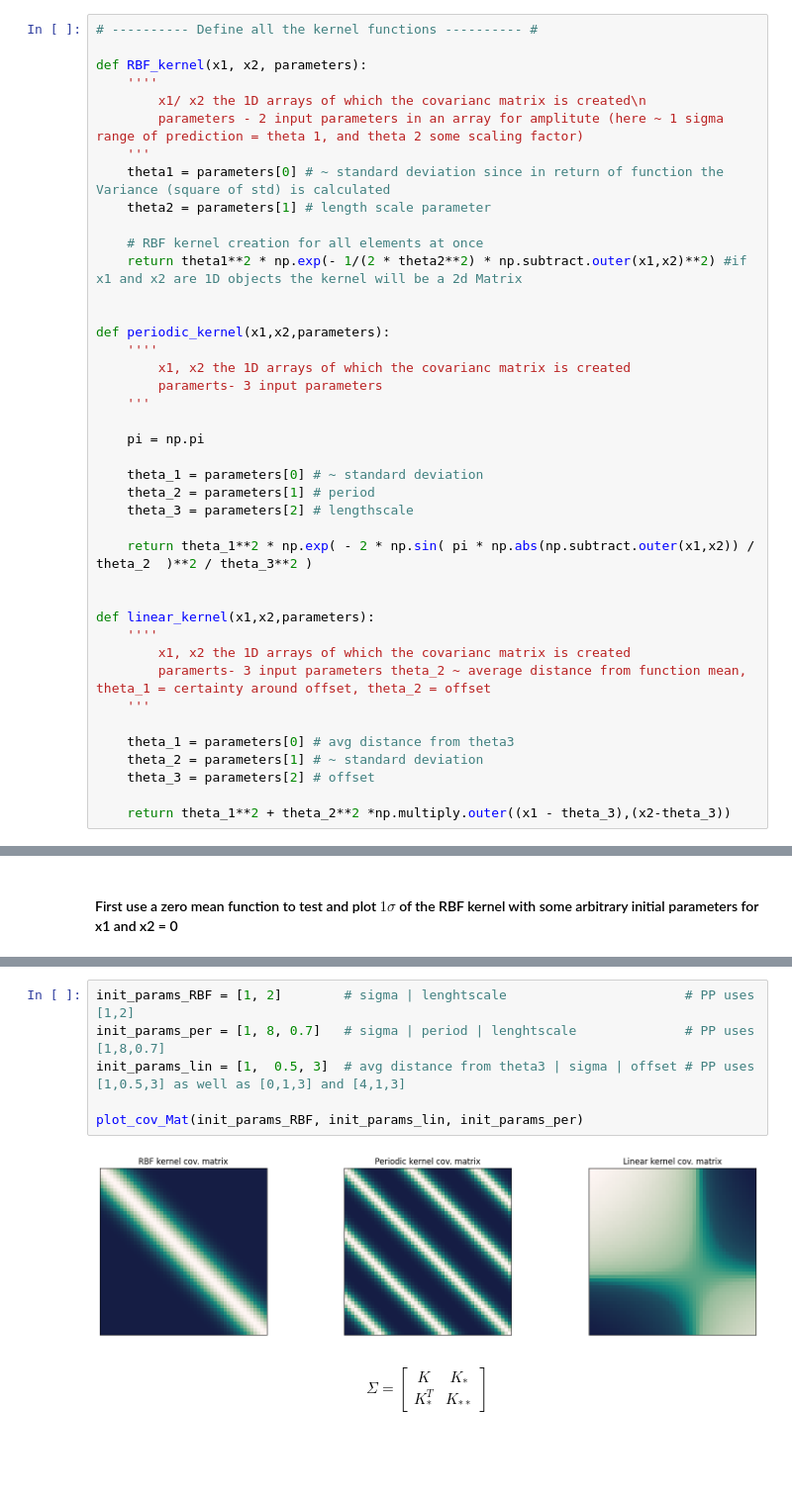
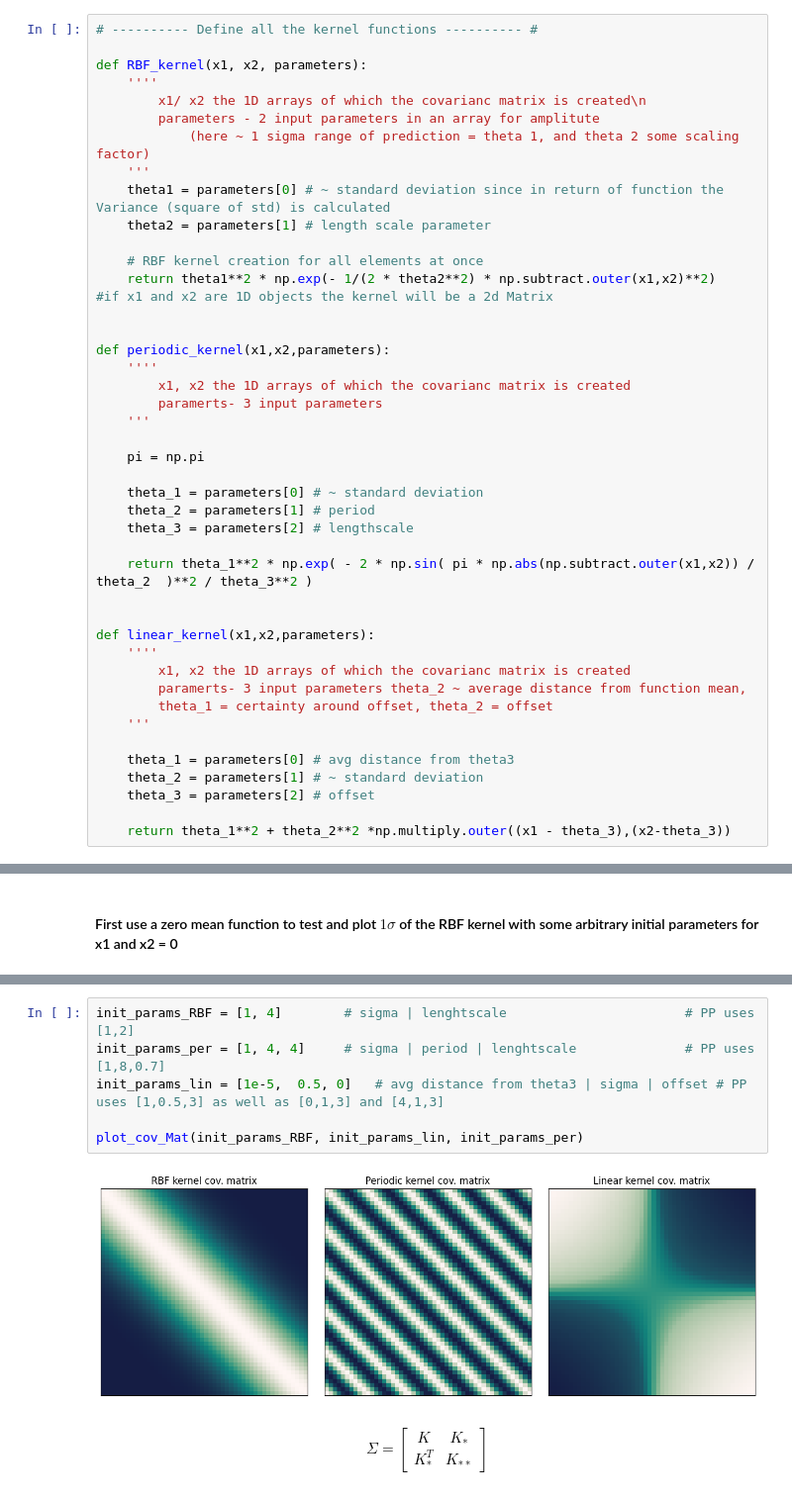
Before and after one commit to sebastian-k-physics/SciML_Gaussian_Processes, a Jupyter notebook: Gaussian_Processes_Sebastian_Klein.ipynb, the cells around one changed output, grey strips where cells are left out. Shown at 99% size. Cells and saved outputs as stored; diff of their text form; blank space fills up the shorter version.

```diff
--- a/Gaussian_Processes_Sebastian_Klein.ipynb
+++ b/Gaussian_Processes_Sebastian_Klein.ipynb
@@ -94,13 +94,15 @@ $$ k(x_1,x_2) = \theta_1^2  + \theta_2^2 (x_1 - \theta_3) ( x_2- \theta_3) $$
 def RBF_kernel(x1, x2, parameters):
 	''''
 		x1/ x2 the 1D arrays of which the covarianc matrix is created\n
-		parameters - 2 input parameters in an array for amplitute (here ~ 1 sigma range of prediction = theta 1, and theta 2 some scaling factor)
+		parameters - 2 input parameters in an array for amplitute
+			(here ~ 1 sigma range of prediction = theta 1, and theta 2 some scaling factor)
 	'''
 	theta1 = parameters[0] # ~ standard deviation since in return of function the Variance (square of std) is calculated
 	theta2 = parameters[1] # length scale parameter
 
 	# RBF kernel creation for all elements at once
-	return theta1**2 * np.exp(- 1/(2 * theta2**2) * np.subtract.outer(x1,x2)**2) #if x1 and x2 are 1D objects the kernel will be a 2d Matrix
+	return theta1**2 * np.exp(- 1/(2 * theta2**2) * np.subtract.outer(x1,x2)**2)
+#if x1 and x2 are 1D objects the kernel will be a 2d Matrix
 
 
 def periodic_kernel(x1,x2,parameters):
@@ -121,7 +123,8 @@ def periodic_kernel(x1,x2,parameters):
 def linear_kernel(x1,x2,parameters):
 	''''
 		x1, x2 the 1D arrays of which the covarianc matrix is created
-		paramerts- 3 input parameters theta_2 ~ average distance from function mean, theta_1 = certainty around offset, theta_2 = offset
+		paramerts- 3 input parameters theta_2 ~ average distance from function mean,
+		theta_1 = certainty around offset, theta_2 = offset
 	'''
 
 	theta_1 = parameters[0] # avg distance from theta3
@@ -201,13 +205,13 @@ def plot_cov_Mat(init_params_RBF, init_params_lin, init_params_per):
 	plt.show()
 	return
 # %%
-init_params_RBF = [1, 2] 		# sigma | lenghtscale  						# PP uses [1,2]
-init_params_per = [1, 8, 0.7] 	# sigma | period | lenghtscale				# PP uses [1,8,0.7]
-init_params_lin = [1,  0.5, 3]	# avg distance from theta3 | sigma | offset	# PP uses [1,0.5,3] as well as [0,1,3] and [4,1,3]
+init_params_RBF = [1, 4] 		# sigma | lenghtscale  						# PP uses [1,2]
+init_params_per = [1, 4, 4] 	# sigma | period | lenghtscale				# PP uses [1,8,0.7]
+init_params_lin = [1e-5,  0.5, 0]	# avg distance from theta3 | sigma | offset	# PP uses [1,0.5,3] as well as [0,1,3] and [4,1,3]
 
 plot_cov_Mat(init_params_RBF, init_params_lin, init_params_per)
 # %% [output]
-[figure, old version]
+[figure, new version]
 # %% [markdown]
 $$
 \Sigma =
```
Also changed, not shown: parts of 10 cells of this notebook, 14 other files.
